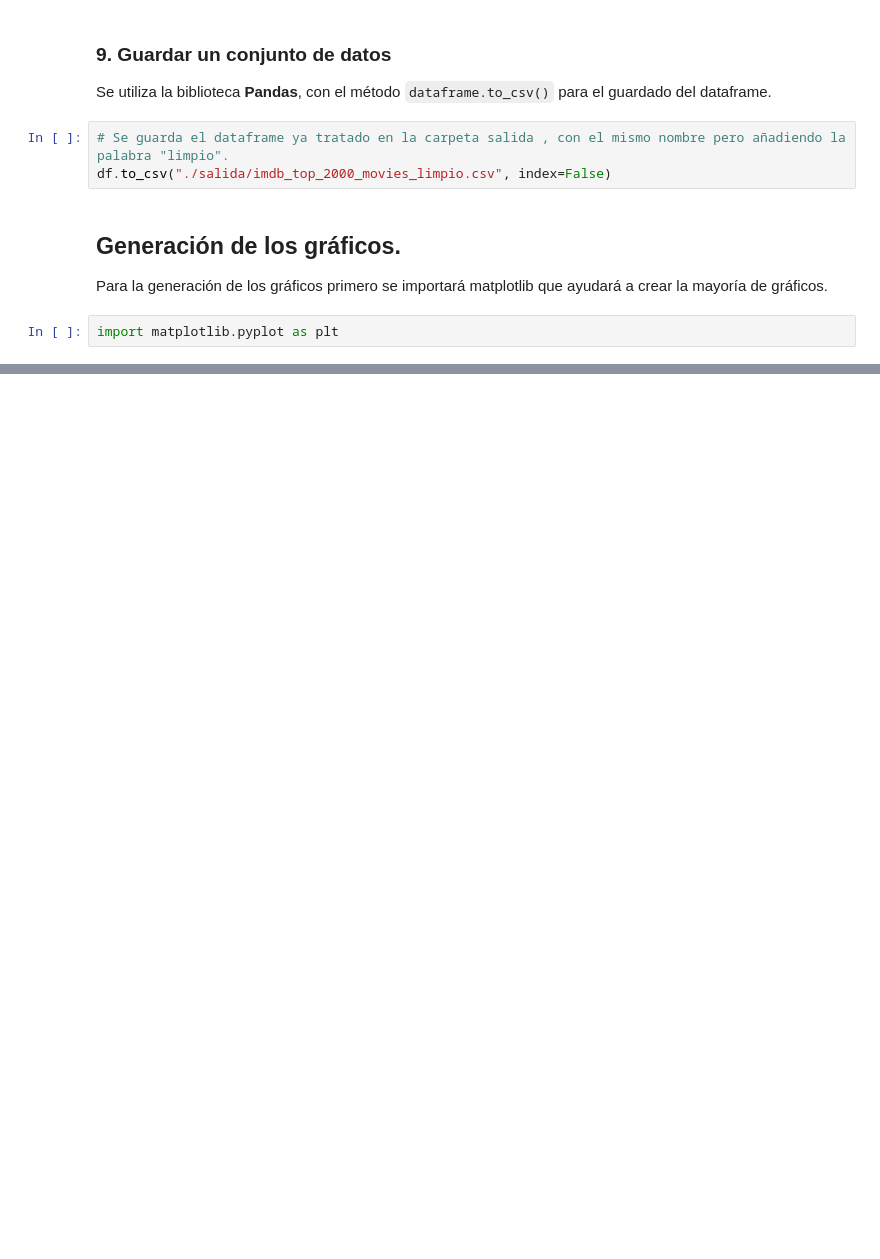
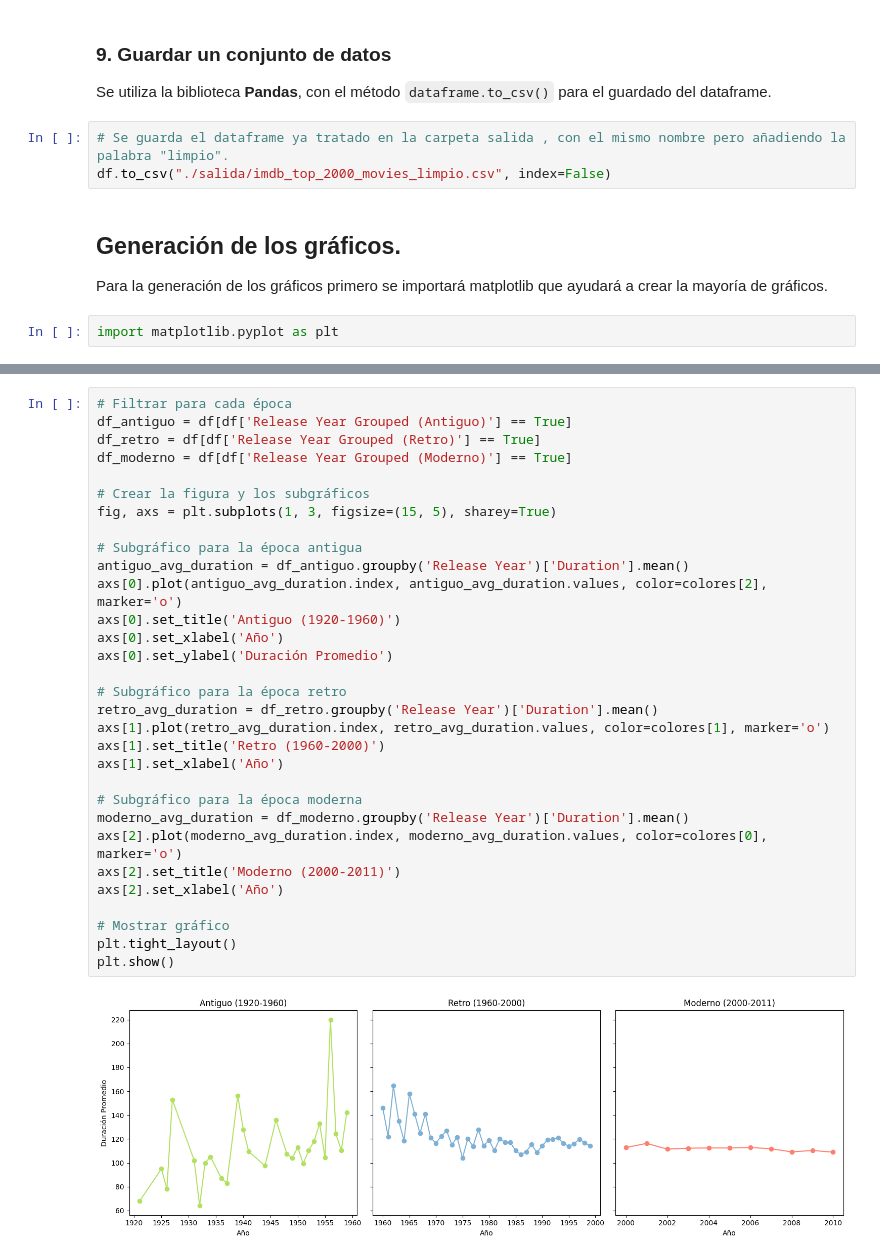
Before and after one commit to DiegoAraneda98/TCPD-Tarea-2, a Jupyter notebook: tarea2.ipynb, the cells around one changed output, grey strips where cells are left out. Cells and saved outputs as stored; diff of their text form; blank space fills up the shorter version.

```diff
--- a/tarea2.ipynb
+++ b/tarea2.ipynb
@@ -496,0 +529,33 @@ Gráfico de líneas que muestra la cantidad de películas en el top 2000 de IMDB
+# %%
+# Filtrar para cada época
+df_antiguo = df[df['Release Year Grouped (Antiguo)'] == True]
+df_retro = df[df['Release Year Grouped (Retro)'] == True]
+df_moderno = df[df['Release Year Grouped (Moderno)'] == True]
+
+# Crear la figura y los subgráficos
+fig, axs = plt.subplots(1, 3, figsize=(15, 5), sharey=True)
+
+# Subgráfico para la época antigua
+antiguo_avg_duration = df_antiguo.groupby('Release Year')['Duration'].mean()
+axs[0].plot(antiguo_avg_duration.index, antiguo_avg_duration.values, color=colores[2], marker='o')
+axs[0].set_title('Antiguo (1920-1960)')
+axs[0].set_xlabel('Año')
+axs[0].set_ylabel('Duración Promedio')
+
+# Subgráfico para la época retro
+retro_avg_duration = df_retro.groupby('Release Year')['Duration'].mean()
+axs[1].plot(retro_avg_duration.index, retro_avg_duration.values, color=colores[1], marker='o')
+axs[1].set_title('Retro (1960-2000)')
+axs[1].set_xlabel('Año')
+
+# Subgráfico para la época moderna
+moderno_avg_duration = df_moderno.groupby('Release Year')['Duration'].mean()
+axs[2].plot(moderno_avg_duration.index, moderno_avg_duration.values, color=colores[0], marker='o')
+axs[2].set_title('Moderno (2000-2011)')
+axs[2].set_xlabel('Año')
+
+# Mostrar gráfico
+plt.tight_layout()
+plt.show()
+# %% [output]
+[figure, added]
```
Also changed, not shown: parts of 24 cells of this notebook, 1 other file.
